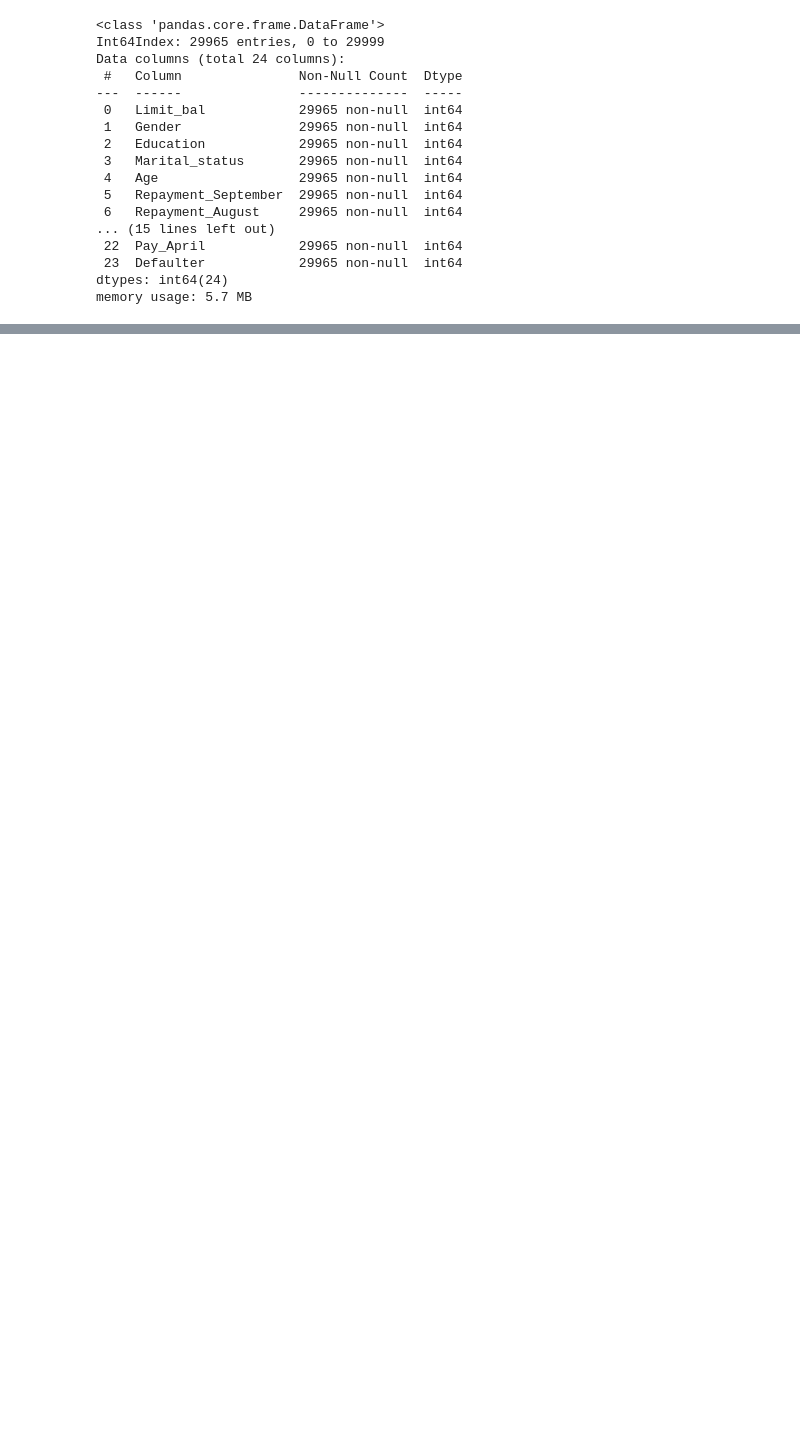
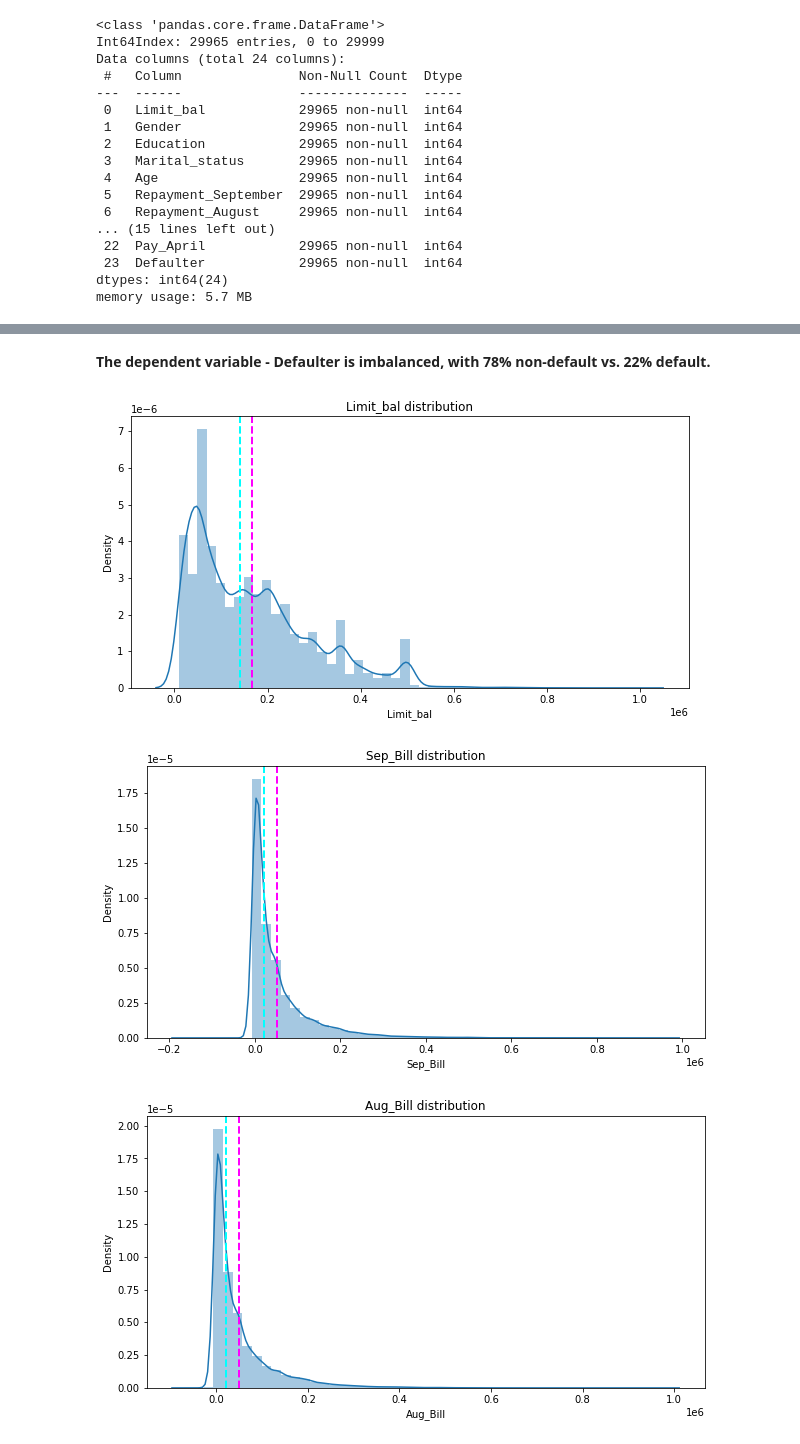
Before and after one commit to dileep-rawat/Capstone_Project_3-Credit_Card_default_Prediction, a Jupyter notebook: Credit_Card_Default_Prediction_Capstone_Project.ipynb, the cells around one changed output, grey strips where cells are left out. Drawn from its saved outputs; the diff is of its cells as text; code cells hidden in the pictures; blank space fills up the shorter version.

```diff
--- a/Credit_Card_Default_Prediction_Capstone_Project.ipynb
+++ b/Credit_Card_Default_Prediction_Capstone_Project.ipynb
@@ -201,0 +276,15 @@ memory usage: 5.7 MB
+# %% [markdown]
+**The dependent variable - Defaulter is imbalanced, with 78% non-default vs. 22% default.**
+# %%
+# Analysing the distribution of continuous variables in the dataset
+for col in continuous_variable:
+  plt.figure(figsize=(10,5))
+  sns.distplot(credit_df[col])
+  plt.axvline(credit_df[col].mean(), color='magenta', linestyle='dashed', linewidth=2)
+  plt.axvline(credit_df[col].median(), color='cyan', linestyle='dashed', linewidth=2)
+  plt.title(col+' distribution')
+  plt.show()
+# %% [output]
+[figure, added]
+[figure, added]
+[figure, added]
```
Also changed, not shown: parts of 27 cells of this notebook.
